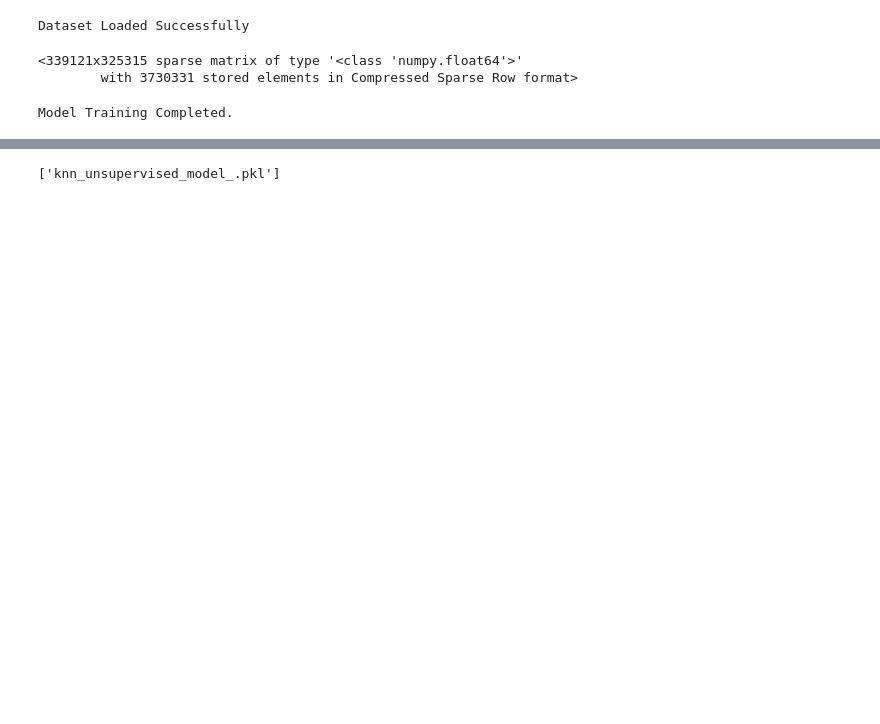
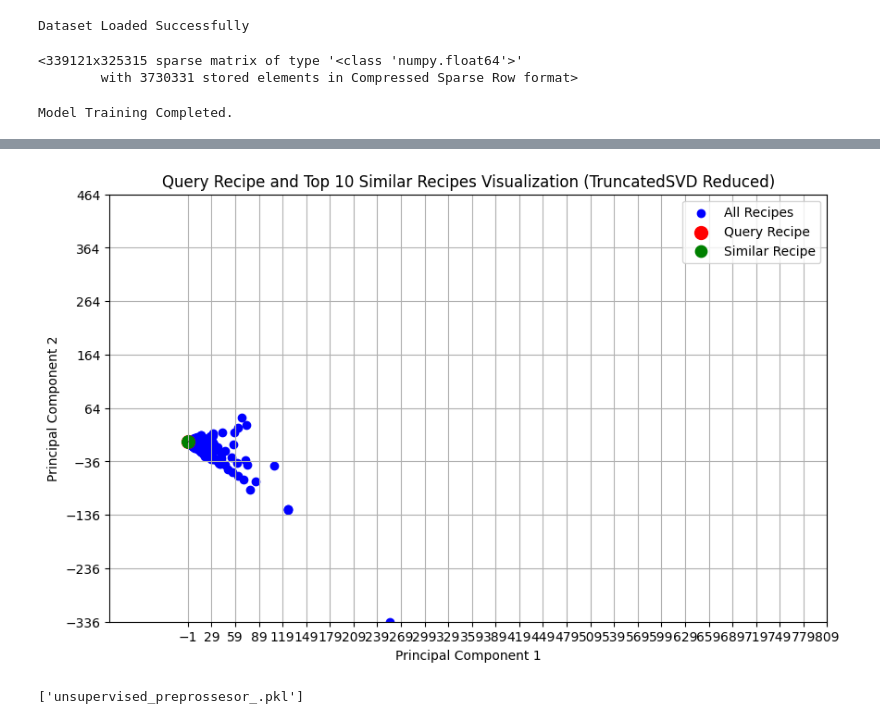
Before and after one commit to wafaabek/diet_system_, a Jupyter notebook: similarity.ipynb, the cells around one changed output, grey strips where cells are left out. Cells and saved outputs as stored; diff of their text form; code cells hidden in the pictures; blank space fills up the shorter version.

```diff
--- a/similarity.ipynb
+++ b/similarity.ipynb
@@ -124,6 +124,60 @@ Number of similar neighbors (distance < 0.2): 1
+# %%
+from sklearn.decomposition import TruncatedSVD
+import matplotlib.pyplot as plt
+from sklearn.neighbors import NearestNeighbors
+
+# Use TruncatedSVD for dimensionality reduction
+svd = TruncatedSVD(n_components=2)
+reduced_data = svd.fit_transform(processed_data)
+
+# Find nearest neighbors for visualization
+query_index = 0  # Example query index (replace with the index of your query recipe)
+distances, indices = model_knn.kneighbors(processed_data[query_index].reshape(1, -1), n_neighbors=10)
+
+# Plot data points
+plt.figure(figsize=(10, 6))
+plt.scatter(reduced_data[:, 0], reduced_data[:, 1], color='blue', label='All Recipes')
+
+# Highlight the query recipe
+plt.scatter(reduced_data[query_index, 0], reduced_data[query_index, 1], color='red', label='Query Recipe', s=100)
+
+# Plot top 10 similar recipes (neighbors)
+for neighbor_idx in indices[0]:
+    plt.scatter(reduced_data[neighbor_idx, 0], reduced_data[neighbor_idx, 1], color='green', label='Similar Recipe' if neighbor_idx == indices[0][0] else "", s=80)
+
+# Add lines connecting the query recipe to its nearest neighbors
+for neighbor_idx in indices[0]:
+    plt.plot(
+        [reduced_data[query_index, 0], reduced_data[neighbor_idx, 0]],
+        [reduced_data[query_index, 1], reduced_data[neighbor_idx, 1]],
+        'k--', alpha=0.6  # Dashed lines for connections
+    )
+
+# Define zoom (adjust these values as needed)
+x_min, x_max = -100, 200  # Example range for the X axis
+y_min, y_max = -100, 300  # Example range for the Y axis
+
+# Apply the zoom by setting the limits of the axes
+plt.xlim(x_min, x_max)
+plt.ylim(y_min, y_max)
+
+# Define ticks
+plt.xticks(range(int(min(reduced_data[:, 0])), int(max(reduced_data[:, 0])) + 1, 30))  # Pas de 30 pour l'axe X
+plt.yticks(range(int(min(reduced_data[:, 1])), int(max(reduced_data[:, 1])) + 1, 100))  # Pas de 100 pour l'axe Y
+
+# Add graph details
+plt.title('Query Recipe and Top 10 Similar Recipes Visualization (TruncatedSVD Reduced)')
+plt.xlabel('Principal Component 1')
+plt.ylabel('Principal Component 2')
+plt.legend(loc='upper right')
+plt.grid(True)
+plt.show()
+# %% [output]
+[figure, added]
 # %%
 import joblib
 
 joblib.dump(model_knn, 'knn_unsupervised_model_.pkl')
+joblib.dump(preprocessor, 'unsupervised_preprossesor_.pkl')
 # %% [output]
-['knn_unsupervised_model_.pkl']
+['unsupervised_preprossesor_.pkl']
```
Also changed, not shown: parts of 4 cells of this notebook, 4 other files.
